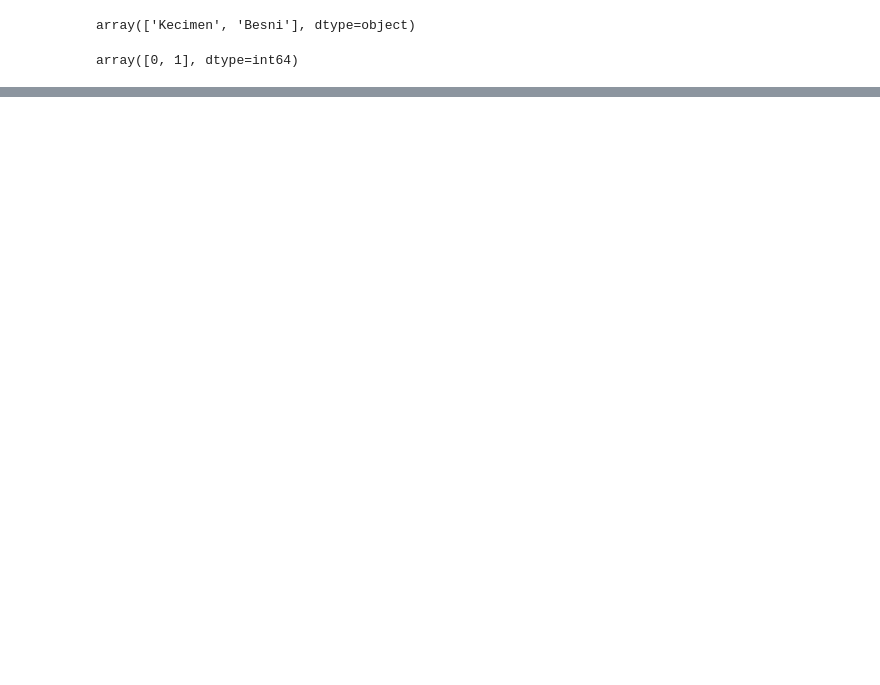
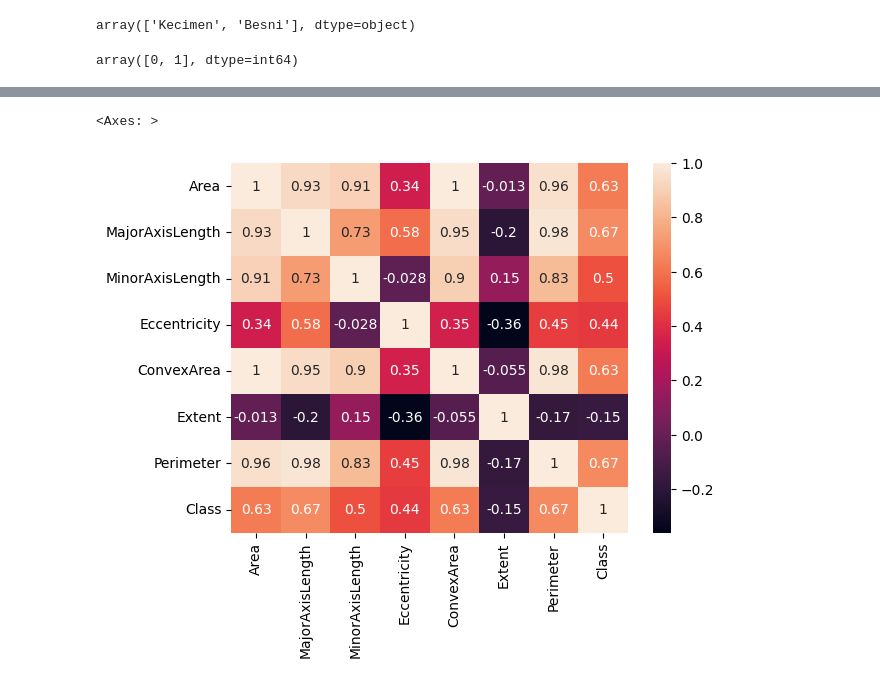
Before and after one commit to neerajprasad209/Ensamble_Techniques, a Jupyter notebook: RandomForest_raisen.ipynb, the cells around one changed output, grey strips where cells are left out. Cells and saved outputs as stored; diff of their text form; code cells hidden in the pictures; blank space fills up the shorter version.

```diff
--- a/RandomForest_raisen.ipynb
+++ b/RandomForest_raisen.ipynb
@@ -38,0 +101,5 @@ array([0, 1], dtype=int64)
+# %%
+sns.heatmap(df.corr(),annot=True)
+# %% [output]
+<Axes: >
+[figure, added]
```
Also changed, not shown: parts of 33 cells of this notebook.
